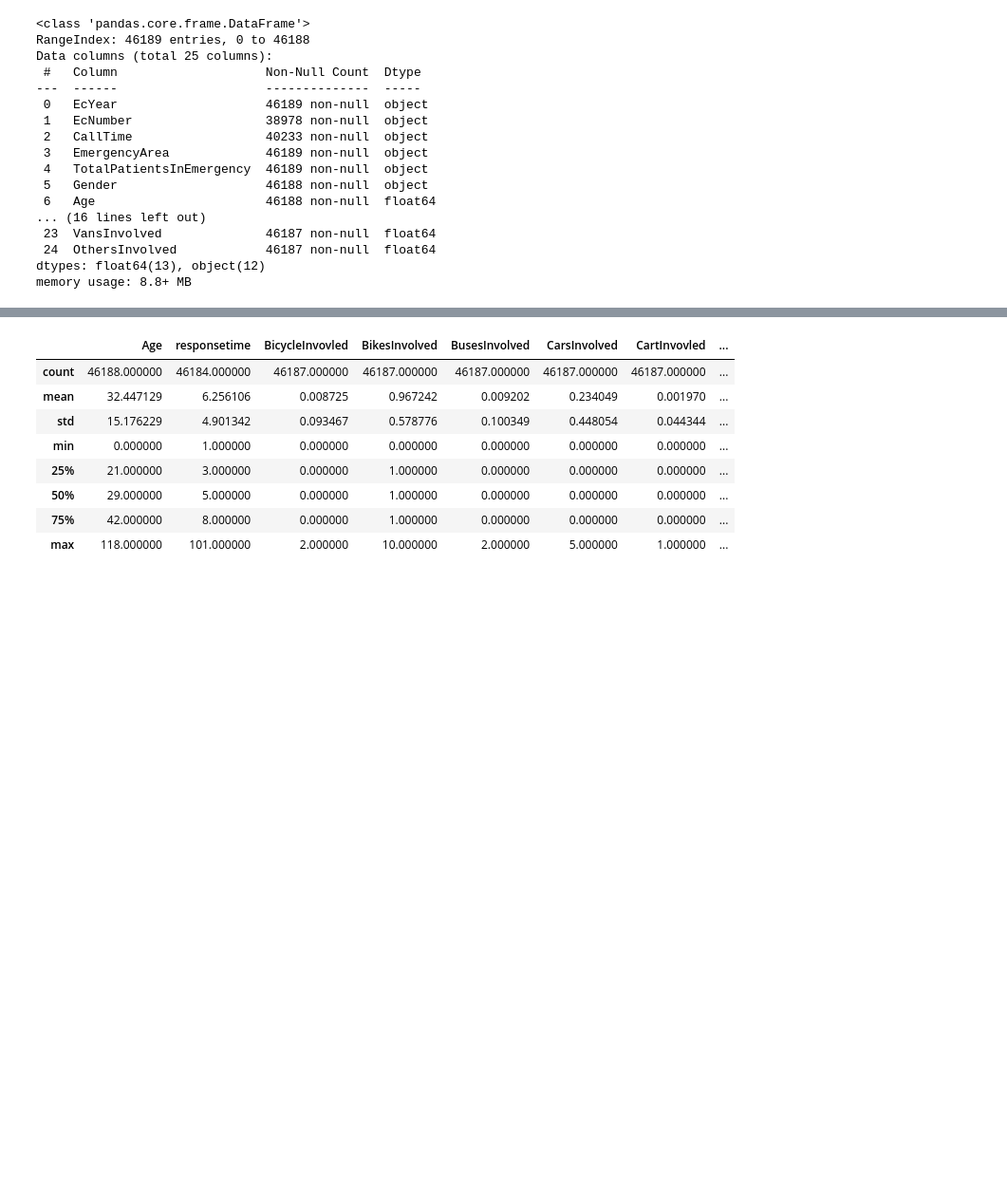
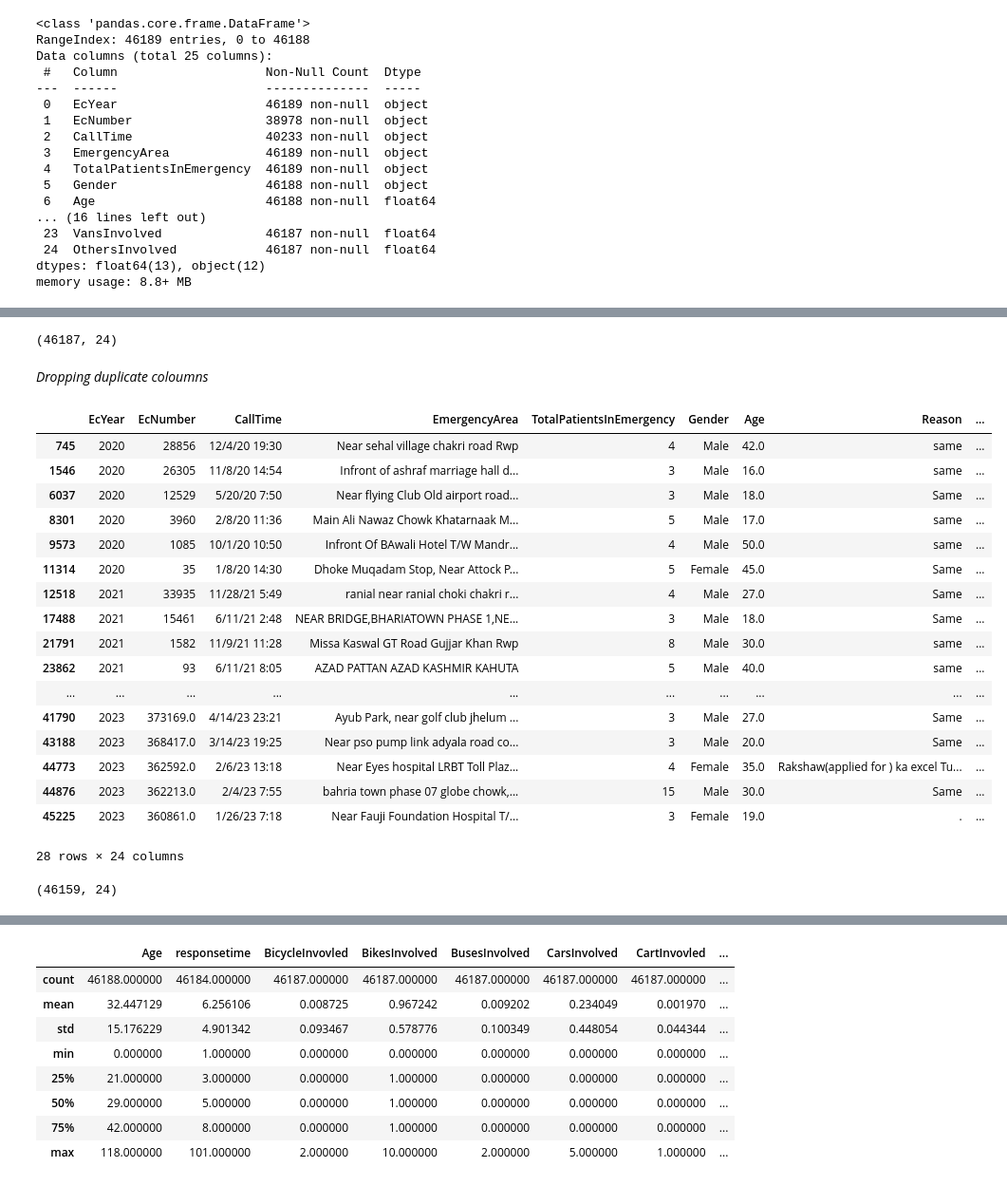
Before and after one commit to B-I-T-W-I-S-E-M-I-N-D-S/Apply-Data-PreProcessing, a Jupyter notebook: Apply_Data_PreProcessing.ipynb, the cells around one changed output, grey strips where cells are left out. Shown: that part at 95% size. Drawn from its saved outputs; the diff is of its cells as text; code cells hidden in the pictures; blank space fills up the shorter version.

```diff
--- a/Apply_Data_PreProcessing.ipynb
+++ b/Apply_Data_PreProcessing.ipynb
@@ -38,0 +100,2 @@ memory usage: 8.8+ MB
+# %%
+df['CallTime'].fillna(method='ffill', inplace=True)
@@ -38,0 +106,2 @@ memory usage: 8.8+ MB
+# %%
+df['EcNumber'].fillna(method='ffill', inplace=True)
@@ -38,0 +120,12 @@ memory usage: 8.8+ MB
+# %%
+#drop columns
+
+df.drop(['HospitalName'], axis=1, inplace=True)
+# %%
+df = df.dropna(thresh=len(df.columns) - 2)
+
+mean_responsetime = int(df['responsetime'].mean())  # Calculate integer mean
+df['responsetime'].fillna(mean_responsetime, inplace=True)  # Fill NaN with mean
+
+# Output the cleaned DataFrame to check the result
+df.info()
@@ -38,0 +180,32 @@ memory usage: 8.8+ MB
+# %%
+df.shape
+# %% [output]
+(46187, 24)
+# %% [markdown]
+*Dropping duplicate coloumns*
+# %%
+df[df.duplicated()]
+# %% [output]
+|  | EcYear | EcNumber | CallTime | EmergencyArea | TotalPatientsInEmergency | Gender | Age | Reason | ... |
+| 745 | 2020 | 28856 | 12/4/20 19:30 | Near sehal village chakri road Rwp | 4 | Male | 42.0 | same | ... |
+| 1546 | 2020 | 26305 | 11/8/20 14:54 | Infront of ashraf marriage hall d... | 3 | Male | 16.0 | same | ... |
+| 6037 | 2020 | 12529 | 5/20/20 7:50 | Near flying Club Old airport road... | 3 | Male | 18.0 | Same | ... |
+| 8301 | 2020 | 3960 | 2/8/20 11:36 | Main Ali Nawaz Chowk Khatarnaak M... | 5 | Male | 17.0 | same | ... |
+| 9573 | 2020 | 1085 | 10/1/20 10:50 | Infront Of BAwali Hotel T/W Mandr... | 4 | Male | 50.0 | same | ... |
+| 11314 | 2020 | 35 | 1/8/20 14:30 | Dhoke Muqadam Stop, Near Attock P... | 5 | Female | 45.0 | Same | ... |
+| 12518 | 2021 | 33935 | 11/28/21 5:49 | ranial near ranial choki chakri r... | 4 | Male | 27.0 | Same | ... |
+| 17488 | 2021 | 15461 | 6/11/21 2:48 | NEAR BRIDGE,BHARIATOWN PHASE 1,NE... | 3 | Male | 18.0 | Same | ... |
+| 21791 | 2021 | 1582 | 11/9/21 11:28 | Missa Kaswal GT Road Gujjar Khan Rwp | 8 | Male | 30.0 | same | ... |
+| 23862 | 2021 | 93 | 6/11/21 8:05 | AZAD PATTAN AZAD KASHMIR KAHUTA | 5 | Male | 40.0 | same | ... |
+| ... | ... | ... | ... | ... | ... | ... | ... | ... | ... |
+| 41790 | 2023 | 373169.0 | 4/14/23 23:21 | Ayub Park, near golf club jhelum ... | 3 | Male | 27.0 | Same | ... |
+| 43188 | 2023 | 368417.0 | 3/14/23 19:25 | Near pso pump link adyala road co... | 3 | Male | 20.0 | Same | ... |
+| 44773 | 2023 | 362592.0 | 2/6/23 13:18 | Near Eyes hospital LRBT Toll Plaz... | 4 | Female | 35.0 | Rakshaw(applied for ) ka excel Tu... | ... |
+| 44876 | 2023 | 362213.0 | 2/4/23 7:55 | bahria town phase 07 globe chowk,... | 15 | Male | 30.0 | Same | ... |
+| 45225 | 2023 | 360861.0 | 1/26/23 7:18 | Near Fauji Foundation Hospital T/... | 3 | Female | 19.0 | . | ... |
+28 rows × 24 columns
+# %%
+df = df.drop_duplicates()
+df.shape
+# %% [output]
+(46159, 24)
```
Also changed, not shown: parts of 16 cells of this notebook.
